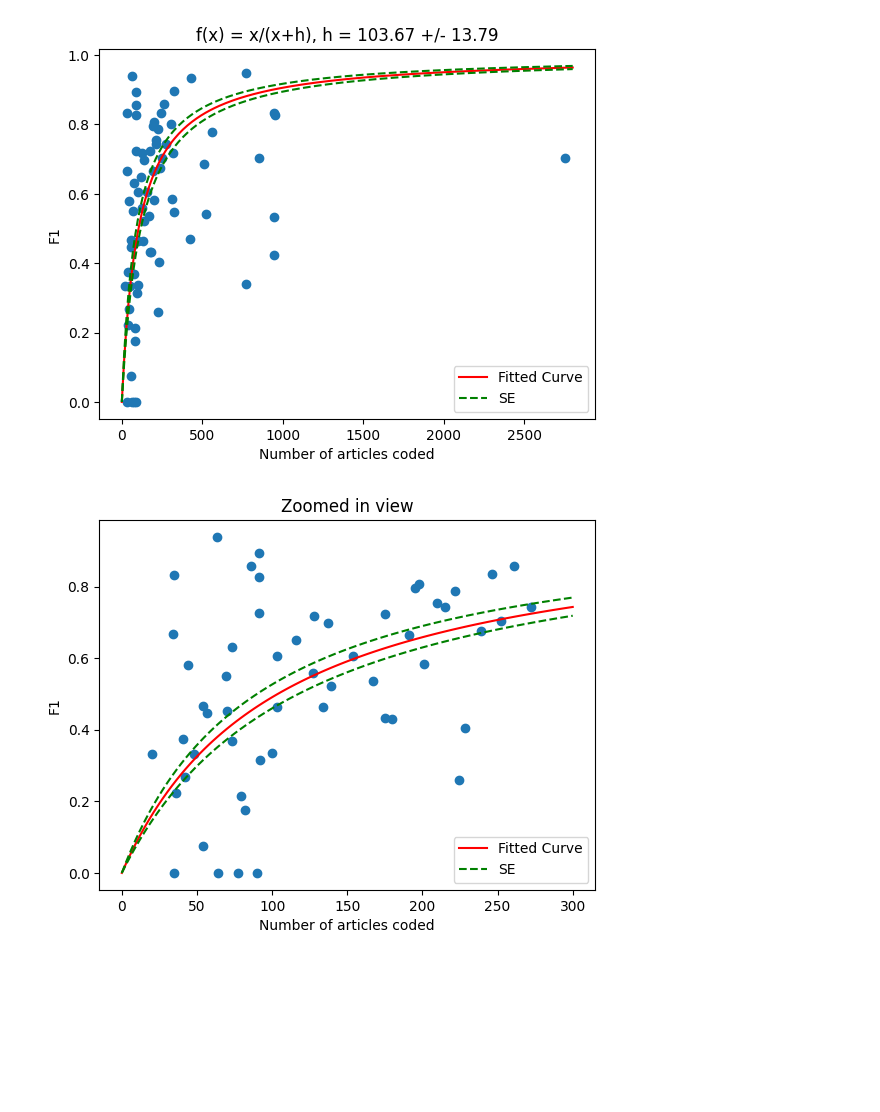
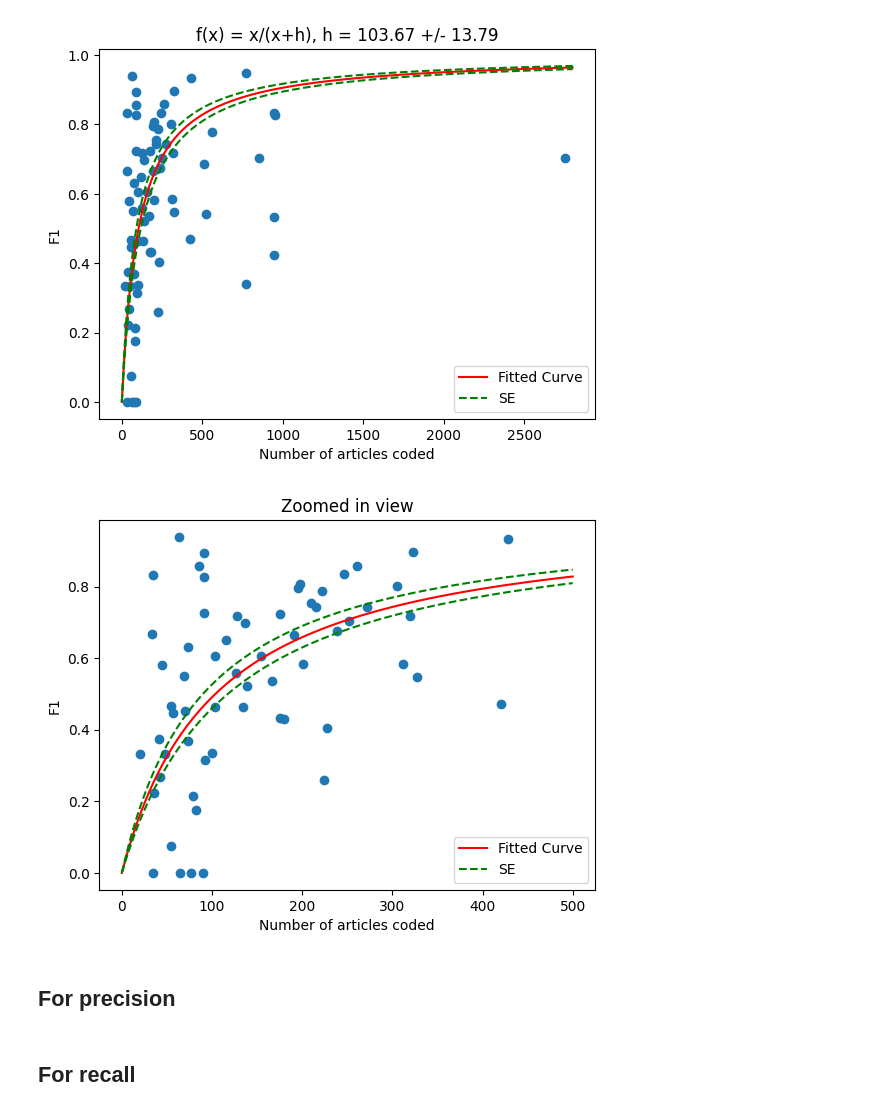
Before and after one commit to dveytia/ORO-map-relevance, a Jupyter notebook: analyses/Model_evaluation/Compare_n_to_score.ipynb, the cells around one changed output. Drawn from its saved outputs; the diff is of its cells as text; code cells hidden in the pictures; blank space fills up the shorter version.

```diff
--- a/analyses/Model_evaluation/Compare_n_to_score.ipynb
+++ b/analyses/Model_evaluation/Compare_n_to_score.ipynb
@@ -8,7 +8,9 @@ from scipy.optimize import curve_fit
 # %%
 # import F1s
 scores = pd.read_csv(f'/home/dveytia/ORO-map-relevance/outputs/summary_model_scores.csv')
-scores = scores[['model','label name', 'F1', 'F1 macro', 'F1 - label']]
+scores = scores[['model','label name', 'F1', 'F1 macro', 'F1 - label',
+                 'precision', 'precision macro', 'precision - label',
+                 'recall', 'recall macro', 'recall - label']]
 
 # combine different types of F1 scores into just one
 def combine_f1(row):
@@ -20,7 +22,31 @@ def combine_f1(row):
 
 scores['F1'] = scores.apply (lambda row: combine_f1(row), axis=1)
 
-scores = scores[['model','label name', 'F1']]
+
+# combine different types of precision scores into just one
+def combine_precision(row):
+    if pd.isna(row['precision macro']) == False:
+        row['precision'] = row['precision macro']
+    if pd.isna(row['precision - label']) == False:
+        row['precision'] = row['precision - label']
+    return row['precision']
+
+scores['precision'] = scores.apply (lambda row: combine_precision(row), axis=1)
+
+
+# combine different types of recall scores into just one
+def combine_recall(row):
+    if pd.isna(row['recall macro']) == False:
+        row['recall'] = row['recall macro']
+    if pd.isna(row['recall - label']) == False:
+        row['recall'] = row['recall - label']
+    return row['recall']
+
+scores['recall'] = scores.apply (lambda row: combine_recall(row), axis=1)
+
+
+
+scores = scores[['model','label name', 'F1','precision','recall']]
 
 
 print(scores.head(8))
@@ -145,27 +171,29 @@ plt.show()
 [figure]
 # %%
 ## Plot again, but over smaller range of n
-scores3 = scores2[scores2['n'] < 300]
+scores3 = scores2[scores2['n'] < 500]
 x_data3 = scores3['n']
 y_data3 = scores3['F1']
 
 plt.scatter(x_data3, y_data3)
 
 
 # New x values for smoother line plotting
-x = np.linspace(0, 300, 100)
+x = np.linspace(0, 500, 100)
 
 # add fitted curve
 plt.plot(x, func_model(x, popt), 'r-', label="Fitted Curve")
 
 # add curves +/- se
 plt.plot(x, func_model(x, popt + perr), 'g--', label = "SE")
 plt.plot(x, func_model(x, popt - perr), 'g--')
 
 plt.legend()
 plt.xlabel("Number of articles coded")
 plt.ylabel("F1")
 plt.title("Zoomed in view")
 plt.show()
 # %% [output]
-[figure, old version]
+[figure, new version]
+# %% [markdown]
+## For precision
@@ -171,0 +208,2 @@ plt.show()
+# %% [markdown]
+## For recall
```
Also changed, not shown: parts of 6 cells of this notebook, 1 other file.
